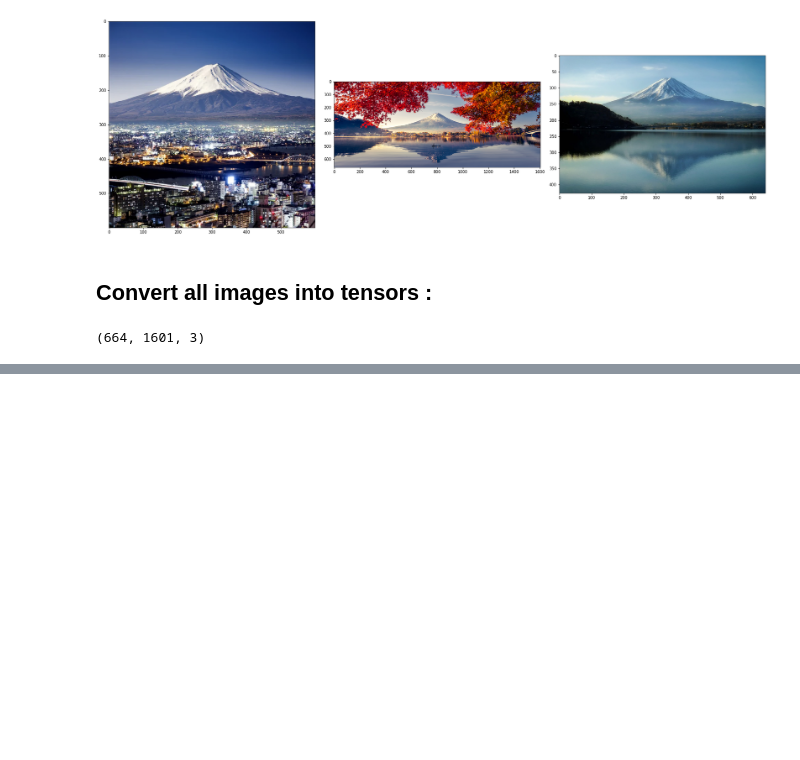
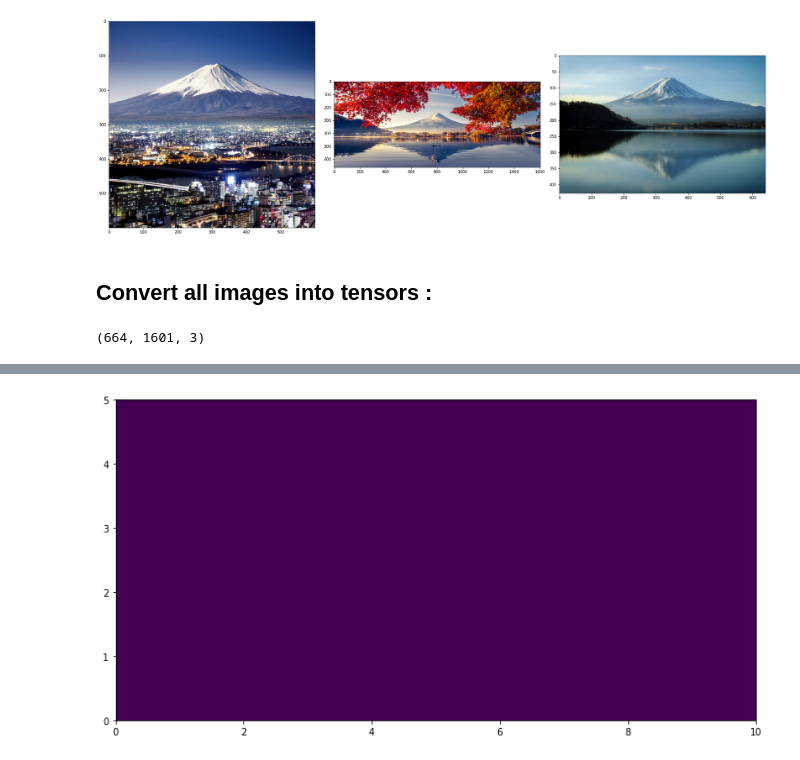
Before and after one commit to Ashraf-Khabar/Data-Science-Docs, a Jupyter notebook: Data Manupilation/Image Manupilation/main.ipynb, the cells around one changed output, grey strips where cells are left out. Cells and saved outputs as stored; diff of their text form; code cells hidden in the pictures; blank space fills up the shorter version.

```diff
--- a/Data Manupilation/Image Manupilation/main.ipynb
+++ b/Data Manupilation/Image Manupilation/main.ipynb
@@ -101,0 +130,3 @@ plt.show()
+# %%
+myImage[myImage > 50] = 0
+myImage
@@ -101,0 +141,7 @@ plt.show()
+# %%
+plt.figure(figsize=(10, 10))
+plt.imshow(myImage, extent=[0, 10, 0, 5])
+plt.tight_layout()
+plt.show()
+# %% [output]
+[figure, added]
```
Also changed, not shown: parts of 9 cells of this notebook.
